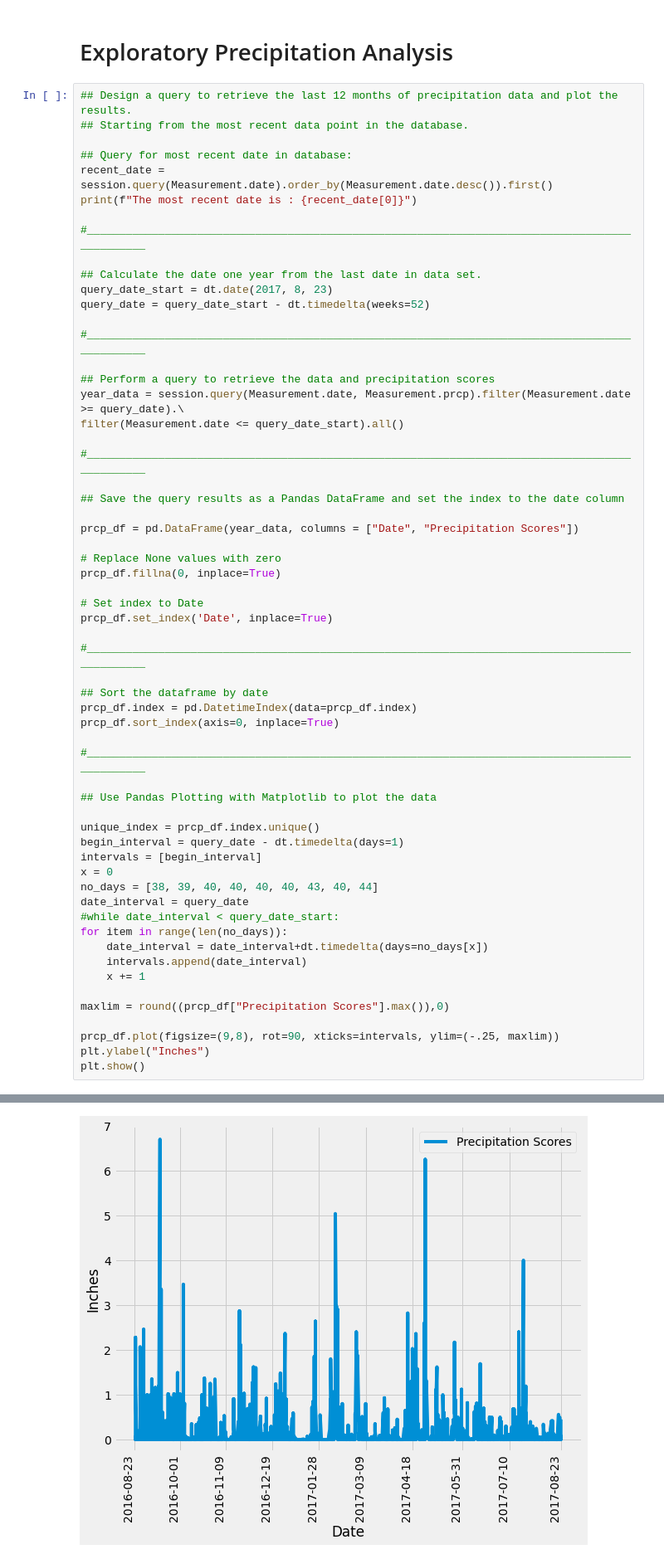
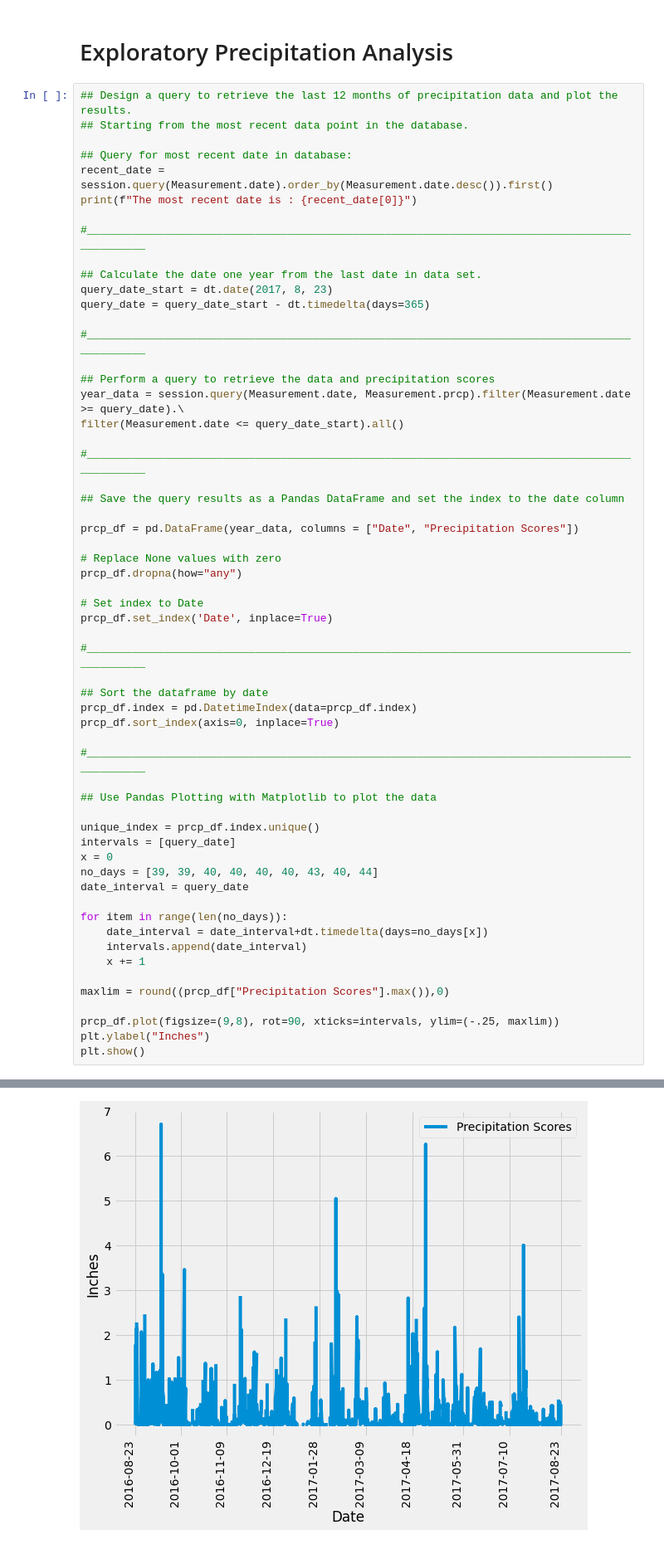
Before and after one commit to Pip85/practice-sqlalchemy-flask, a Jupyter notebook: climate.ipynb, the cells around one changed output, grey strips where cells are left out. Shown at 83% size. Drawn from its saved outputs; the diff is of its cells as text.

```diff
--- a/climate.ipynb
+++ b/climate.ipynb
@@ -74,7 +74,7 @@ print(f"The most recent date is : {recent_date[0]}")
 
 ## Calculate the date one year from the last date in data set.
 query_date_start = dt.date(2017, 8, 23)
-query_date = query_date_start - dt.timedelta(weeks=52)
+query_date = query_date_start - dt.timedelta(days=365)
 
 #______________________________________________________________________________________________
 
@@ -89,41 +89,40 @@ filter(Measurement.date <= query_date_start).all()
 prcp_df = pd.DataFrame(year_data, columns = ["Date", "Precipitation Scores"])
 
 # Replace None values with zero
-prcp_df.fillna(0, inplace=True)
+prcp_df.dropna(how="any")
 
 # Set index to Date
 prcp_df.set_index('Date', inplace=True)
 
 #______________________________________________________________________________________________
 
 ## Sort the dataframe by date
 prcp_df.index = pd.DatetimeIndex(data=prcp_df.index)
 prcp_df.sort_index(axis=0, inplace=True)
 
 #______________________________________________________________________________________________
 
 ## Use Pandas Plotting with Matplotlib to plot the data
 
 unique_index = prcp_df.index.unique()
-begin_interval = query_date - dt.timedelta(days=1)
-intervals = [begin_interval]
+intervals = [query_date]
 x = 0
-no_days = [38, 39, 40, 40, 40, 40, 43, 40, 44]
+no_days = [39, 39, 40, 40, 40, 40, 43, 40, 44]
 date_interval = query_date
-#while date_interval < query_date_start:
+
 for item in range(len(no_days)):
     date_interval = date_interval+dt.timedelta(days=no_days[x])
     intervals.append(date_interval)
     x += 1
 
 maxlim = round((prcp_df["Precipitation Scores"].max()),0)
 
 prcp_df.plot(figsize=(9,8), rot=90, xticks=intervals, ylim=(-.25, maxlim))
 plt.ylabel("Inches")
 plt.show()
 # %% [output]
 The most recent date is : 2017-08-23
-[figure, old version]
+[figure, new version]
 # %%
 # Use Pandas to calcualte the summary statistics for the precipitation data
 prcp_df.describe()
```
Also changed, not shown: parts of 5 cells of this notebook.
